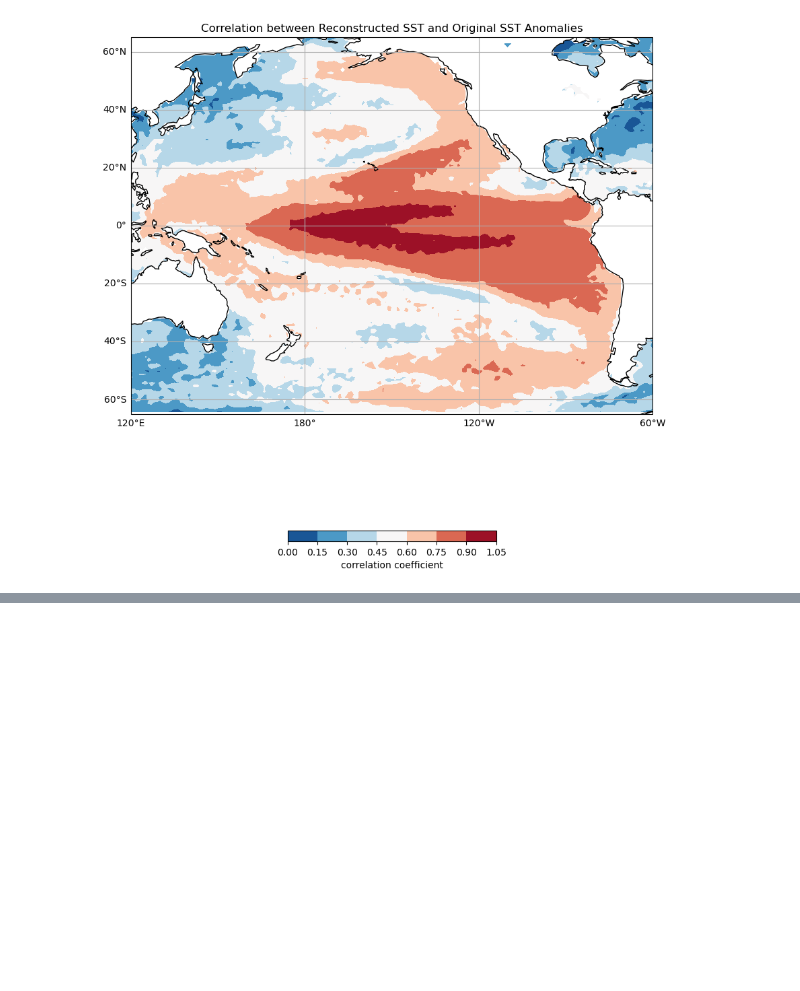
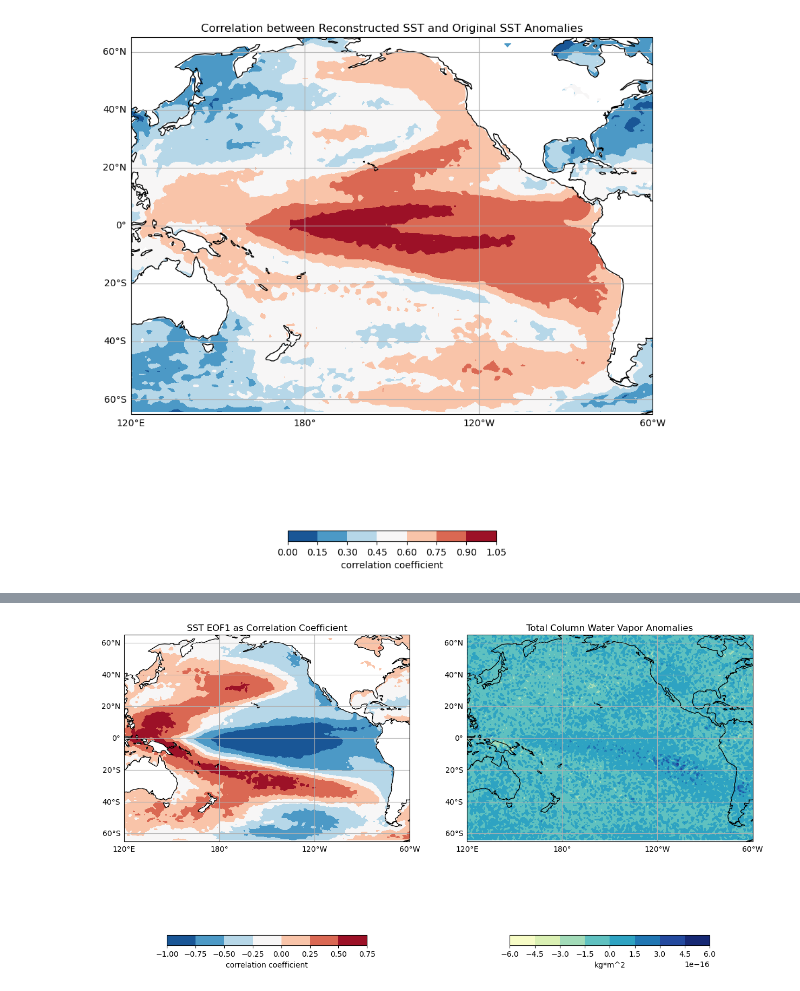
Before and after one commit to atmsillinois/time-series-and-eofs-shelbykniss, a Jupyter notebook: Kniss_HW4_Submission.ipynb, the cells around one changed output, grey strips where cells are left out. Drawn from its saved outputs; the diff is of its cells as text; code cells hidden in the pictures; blank space fills up the shorter version.

```diff
--- a/Kniss_HW4_Submission.ipynb
+++ b/Kniss_HW4_Submission.ipynb
@@ -404,0 +400,36 @@ cb.set_label("correlation coefficient")
+# %%
+proj=ccrs.PlateCarree(central_longitude=180)
+
+#Create a figure with an axes object on which we will plot. Pass the projection to that axes.
+fig, ax = plt.subplots(1, 2, figsize=(15,15),subplot_kw=dict(projection=proj))
+
+# Some options involving the gridlines
+gl = ax[0].gridlines(draw_labels=True, crs=ccrs.PlateCarree())
+gl.top_labels = False
+gl.right_labels = False
+
+# Add coastlines!
+ax[0].coastlines()
+ax[0].set_title('SST EOF1 as Correlation Coefficient')
+ax[0].set_extent((120, 300, -65, 65), crs=ccrs.PlateCarree())
+
+cs = ax[0].contourf(X, Y, eof1[0], transform=ccrs.PlateCarree(), cmap=plt.cm.RdBu_r)
+cb=fig.colorbar(cs,orientation='horizontal', shrink=0.7)
+
+cb.set_label("correlation coefficient")
+
+gl = ax[1].gridlines(draw_labels=True, crs=ccrs.PlateCarree())
+gl.top_labels = False
+gl.right_labels = False
+
+# Add coastlines!
+ax[1].coastlines()
+ax[1].set_title('Total Column Water Vapor Anomalies')
+ax[1].set_extent((120, 300, -65, 65), crs=ccrs.PlateCarree())
+
+cs = ax[1].contourf(X, Y, danm_tcwv.mean(dim='time'), transform=ccrs.PlateCarree(), cmap=plt.cm.YlGnBu)
+cb=fig.colorbar(cs,orientation='horizontal', shrink=0.7)
+
+cb.set_label("kg*m^2")
+# %% [output]
+[figure, added]
```
Also changed, not shown: parts of 9 cells of this notebook.
